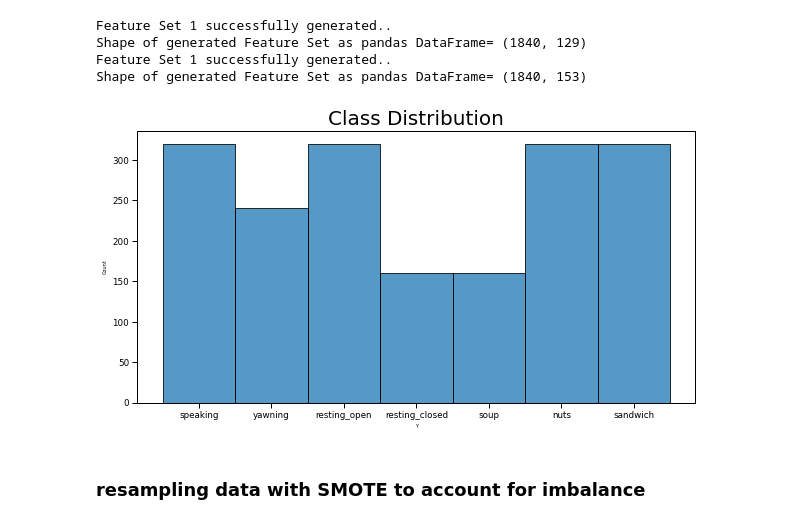
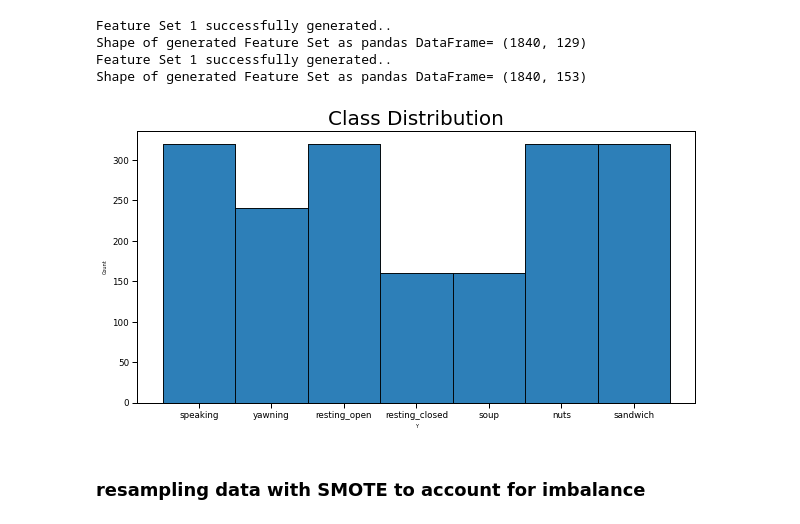
Before and after one commit to davidvblumenthal/nourriture_cEEG, a Jupyter notebook: preprocessing_notebook.ipynb, the cells around one changed output. Saved outputs shown, nothing was run; the diff lists cells and outputs as text; code cells hidden in the pictures.

Commit message:
generate plot

```diff
--- a/preprocessing_notebook.ipynb
+++ b/preprocessing_notebook.ipynb
@@ -195,16 +195,16 @@ Shape of generated Feature Set as pandas DataFrame= (1840, 153)
 # %%
 #plot class distribution
 
 fig_dims = (10, 5)
 plt.figure(figsize=fig_dims)
 sns.set_context("paper", rc={"font.size":8,"axes.titlesize":8,"axes.labelsize":5})
-
+fig = sns.histplot(data = featureset1['Y'], palette=("Blues_d"))
 chart = sns.histplot(data = featureset1['Y'], palette=("Blues_d"))
 chart.axes.set_title("Class Distribution", fontsize = 20)
 #chart.set_xlabel(fontsize = 1)
 
 
 
 None
 # %% [output]
-[figure, old version]
+[figure, new version]
```
Also changed, not shown: parts of 3 cells of this notebook, 2 other files.
